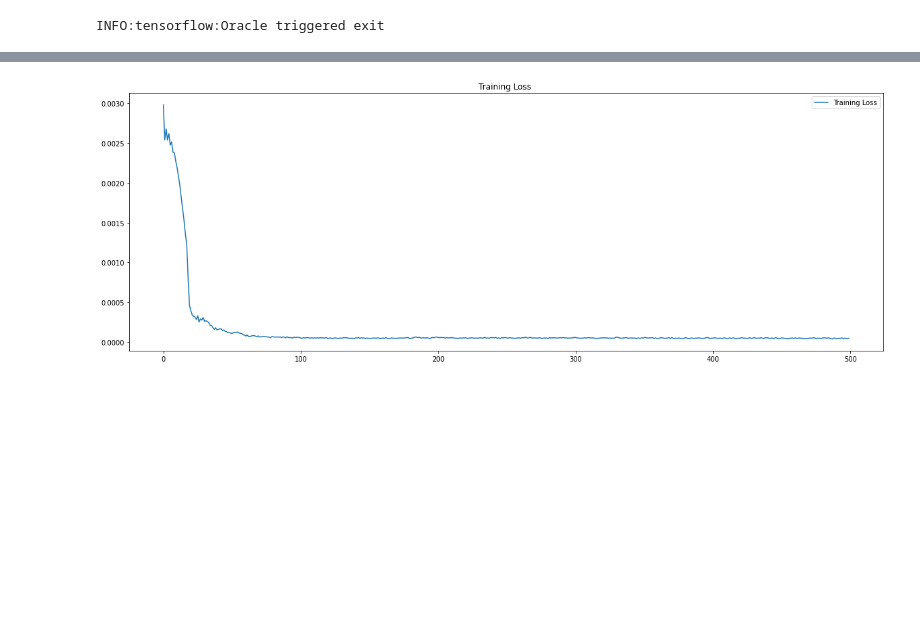
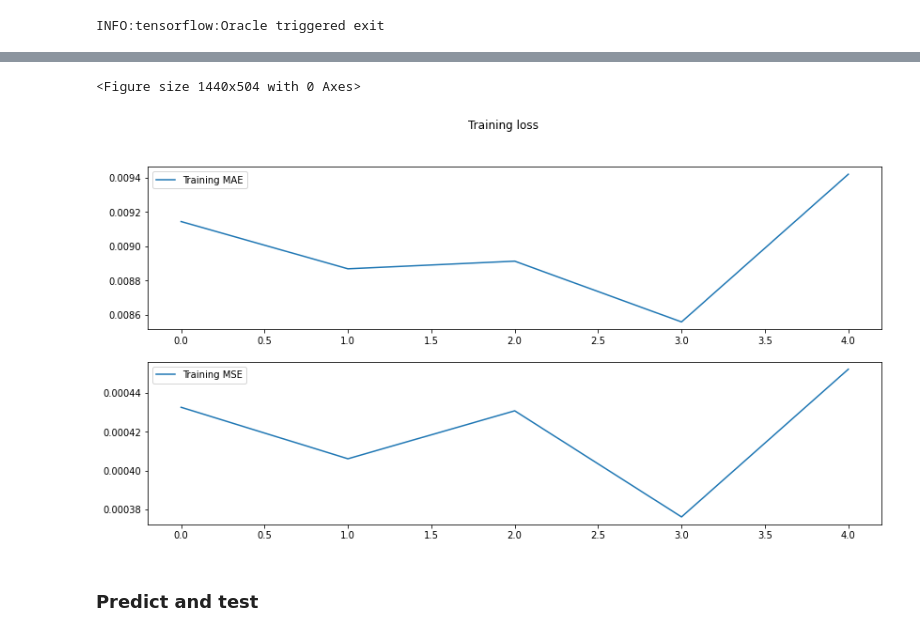
Before and after one commit to EL-Ansari-Bader/Bitcoin-Stock-prediction, a Jupyter notebook: bitcoin stock prediction.ipynb, the cells around one changed output, grey strips where cells are left out. Drawn from its saved outputs; the diff is of its cells as text; code cells hidden in the pictures; blank space fills up the shorter version.

```diff
--- a/bitcoin stock prediction.ipynb
+++ b/bitcoin stock prediction.ipynb
@@ -269,5 +319,5 @@ import kerastuner as kt
 tuner = kt.Hyperband( model,
     objective='val_loss',
     max_epochs=30,
-    hyperband_iterations=2,project_name='LSTM hyper-parameters2')
+    hyperband_iterations=2,project_name='LSTM-hyper-parameters2')
 # %% [output]
@@ -301,0 +332,15 @@ Epoch 500/500
+# %%
+seed = 7
+np.random.seed(seed)
+cvscores = []
+kfold = KFold(n_splits=10, shuffle=True, random_state=seed)
+indexes=[]
+
+best_hps = tuner.get_best_hyperparameters(1)[0]
+model = tuner.get_best_models(1)[0]
+X_t , y_t = create_dataset(X, y)
+for train, test in kfold.split(X_t,y_t):
+    es_callback = keras.callbacks.EarlyStopping(monitor='val_loss', patience=3)
+    history = model.fit(X_t[train], y_t[train], epochs=100,validation_data=(X_t[test],y_t[test]),shuffle=False,callbacks=[es_callback])
+    cvscores.append(model.evaluate(X_t[test],y_t[test])[1])
+    indexes.append([train,test])
@@ -301,0 +373,9 @@ Epoch 500/500
+# %%
+best_split=cvscores.index(np.min(cvscores))
+train = indexes[best_split][0]
+test= indexes[best_split][1]
+# %%
+es_callback = keras.callbacks.EarlyStopping(monitor='val_loss', patience=3)
+logdir="logs/fit/" + datetime.datetime.now().strftime("%Y%m%d-%H%M%S")
+tensorboard_callback = keras.callbacks.TensorBoard(log_dir=logdir)
+history = model.fit(X_t[train], y_t[train], epochs=100,validation_data=(X_t[test],y_t[test]),shuffle=False,callbacks=[es_callback,tensorboard_callback])
@@ -302,9 +419,18 @@ Epoch 500/500
 # %%
 plt.figure(figsize=(20,7))
-plt.plot(history.history['mse'],   label= 'Training Loss')
-plt.title ( 'Training Loss ')
-plt.legend()
+
+f ,(ax1, ax2) = plt.subplots(2, 1,figsize=(14,7))
+# f.figure(figsize=(20,7))
+ax1.plot(history.history['loss'],   label= 'Training MAE')
+ax2.plot(history.history['mse'],   label= 'Training MSE')
+f.suptitle("Training loss")
+ax1.legend()
+ax2.legend()
 plt.show()
+f.savefig("Training loss.png")
 # %% [output]
+<Figure size 1440x504 with 0 Axes>
-[figure, old version]
+[figure, new version]
+# %% [markdown]
+### Predict and test
 # %%
```
Also changed, not shown: parts of 28 cells of this notebook, 3 other files.
